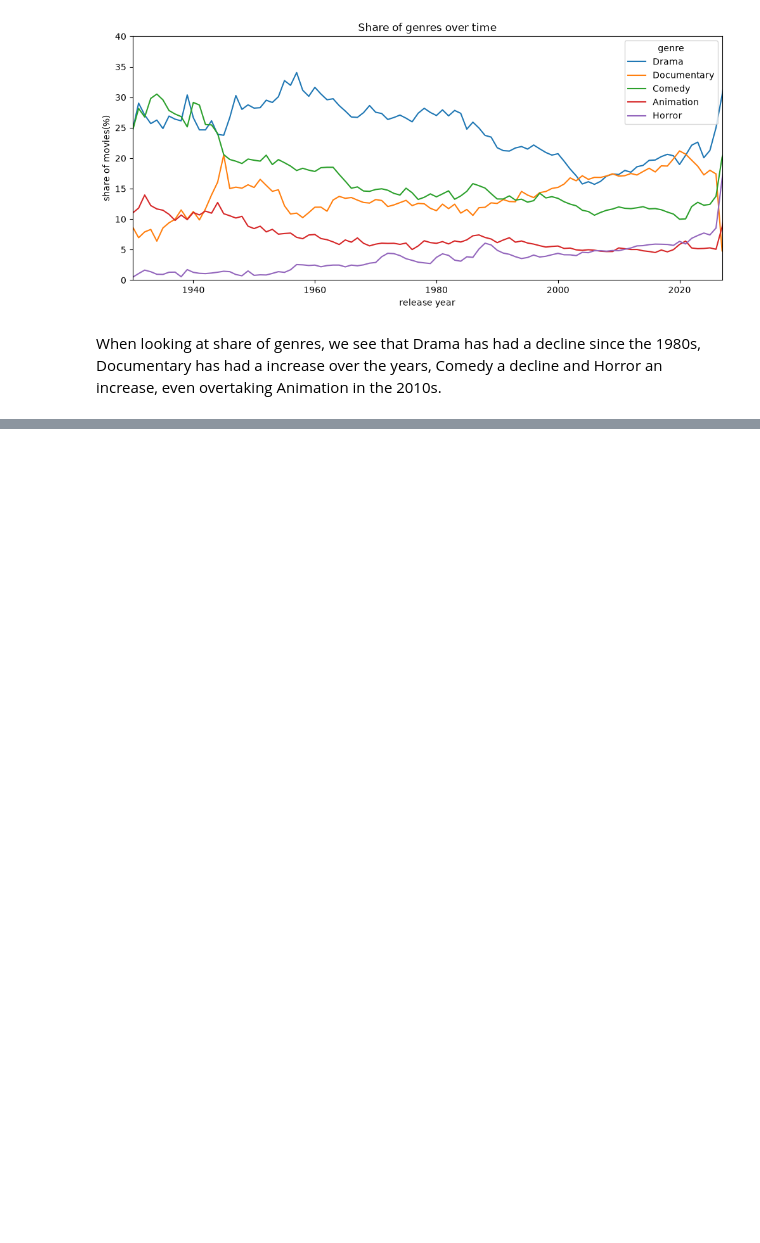
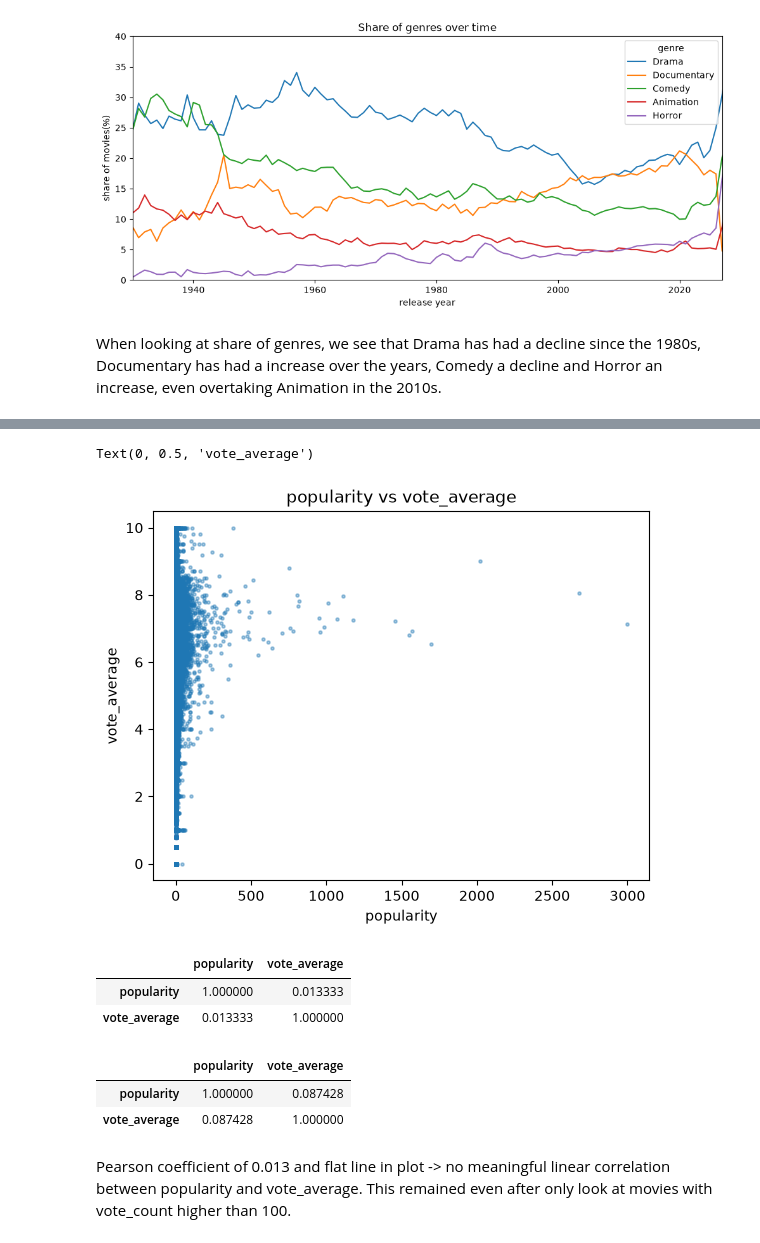
Before and after one commit to paulinchenS/movies_project, a Jupyter notebook: notebooks/exploratory_analysis.ipynb, the cells around one changed output, grey strips where cells are left out. Cells and saved outputs as stored; diff of their text form; code cells hidden in the pictures; blank space fills up the shorter version.

```diff
--- a/notebooks/exploratory_analysis.ipynb
+++ b/notebooks/exploratory_analysis.ipynb
@@ -231,0 +264,10 @@ When looking at share of genres, we see that Drama has had a decline since the 1
+# %%
+rated_movies = df[df['vote_count'] > 0].copy()
+# %%
+C = rated_movies['vote_average'].mean()
+m = 1000
+# %%
+v = rated_movies['vote_count']
+R = rated_movies['vote_average']
+# %%
+rated_movies['weighted_average'] = (v/(v+m))*R + (m/(v+m))*C
@@ -231,0 +362,24 @@ When looking at share of genres, we see that Drama has had a decline since the 1
+# %%
+plt.scatter(rated_movies['popularity'], rated_movies['vote_average'], s=5, alpha=0.4)
+plt.title('popularity vs vote_average')
+plt.xlabel('popularity')
+plt.ylabel('vote_average')
+# %% [output]
+Text(0, 0.5, 'vote_average')
+[figure, added]
+# %%
+rated_movies[['popularity', 'vote_average']].corr()
+# %% [output]
+|  | popularity | vote_average |
+| popularity | 1.000000 | 0.013333 |
+| vote_average | 0.013333 | 1.000000 |
+# %%
+established_movies = df[df['vote_count'] >= 100]
+
+established_movies[['popularity', 'vote_average']].corr()
+# %% [output]
+|  | popularity | vote_average |
+| popularity | 1.000000 | 0.087428 |
+| vote_average | 0.087428 | 1.000000 |
+# %% [markdown]
+Pearson coefficient of 0.013 and flat line in plot -> no meaningful linear correlation between popularity and vote_average. This remained even after only look at movies with vote_count higher than 100.
```
Also changed, not shown: parts of 16 cells of this notebook.
